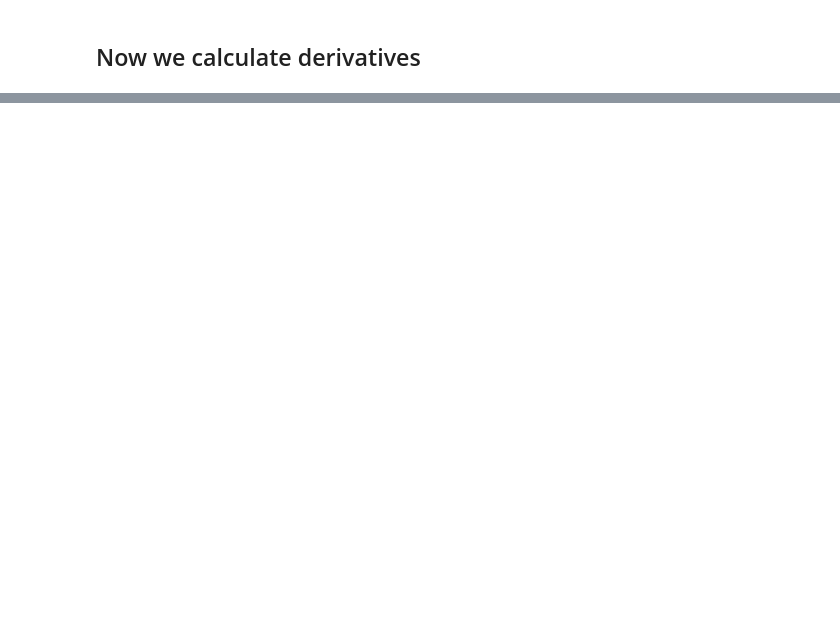
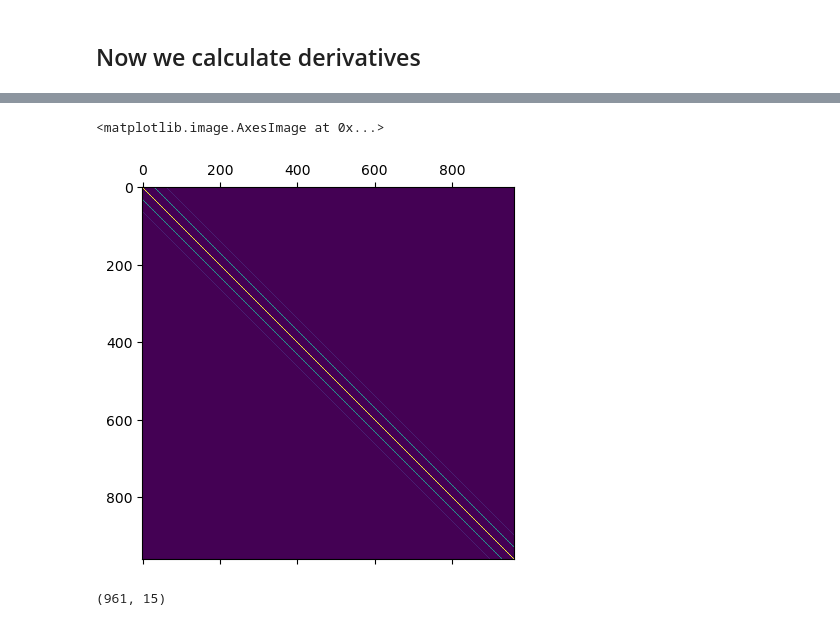
Before and after one commit to MKupperman/KernelPDEforBioProject, a Jupyter notebook: Notebooks/Demo_day2.ipynb, the cells around one changed output, grey strips where cells are left out. Drawn from its saved outputs; the diff is of its cells as text; code cells hidden in the pictures; blank space fills up the shorter version.

```diff
--- a/Notebooks/Demo_day2.ipynb
+++ b/Notebooks/Demo_day2.ipynb
@@ -141,0 +255,9 @@ x_data.shape
+# %%
+plt.matshow(kdList[0])
+# %% [output]
+<matplotlib.image.AxesImage at 0x...>
+[figure, added]
+# %%
+u_smoothed[0].shape
+# %% [output]
+(961, 15)
```
Also changed, not shown: parts of 46 cells of this notebook, 3 other files.
